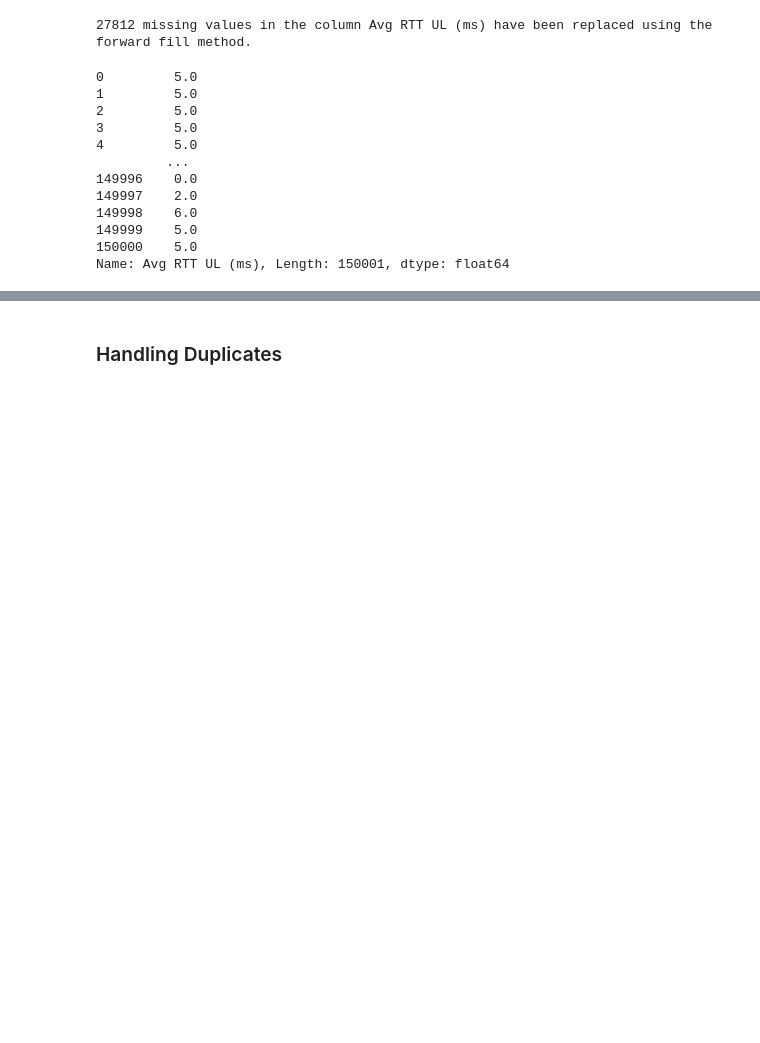
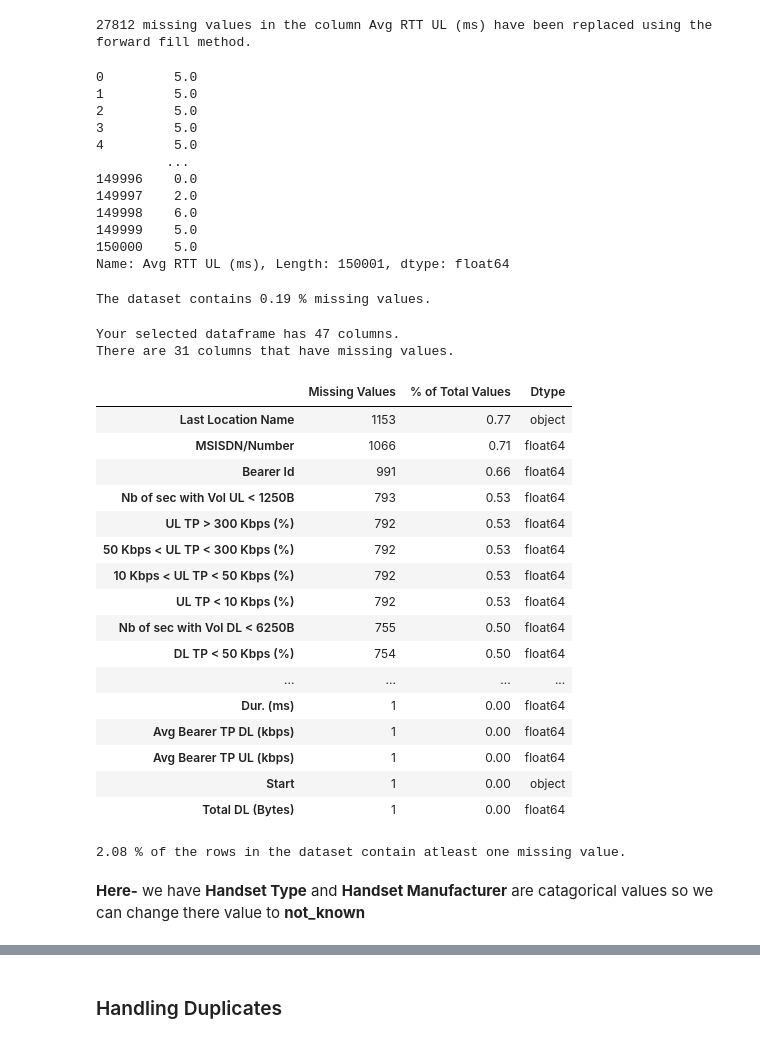
Before and after one commit to gezish/TellCo-UserDataAnalytics, a Jupyter notebook: notebooks/data_pre-processing.ipynb, the cells around one changed output, grey strips where cells are left out. Drawn from its saved outputs; the diff is of its cells as text; code cells hidden in the pictures; blank space fills up the shorter version.

Commit message:
missing value handeled

```diff
--- a/notebooks/data_pre-processing.ipynb
+++ b/notebooks/data_pre-processing.ipynb
@@ -295,3 +295,36 @@ fix_missing_ffill(my_df, 'Avg RTT UL (ms)')
 149999    5.0
 150000    5.0
 Name: Avg RTT UL (ms), Length: 150001, dtype: float64
+# %%
+#check the result
+percent_missing_values(my_df)
+# %% [output]
+The dataset contains 0.19 % missing values.
+# %%
+missing_values_table(my_df)
+# %% [output]
+Your selected dataframe has 47 columns.
+There are 31 columns that have missing values.
+|  | Missing Values | % of Total Values | Dtype |
+| Last Location Name | 1153 | 0.77 | object |
+| MSISDN/Number | 1066 | 0.71 | float64 |
+| Bearer Id | 991 | 0.66 | float64 |
+| Nb of sec with Vol UL < 1250B | 793 | 0.53 | float64 |
+| UL TP > 300 Kbps (%) | 792 | 0.53 | float64 |
+| 50 Kbps < UL TP < 300 Kbps (%) | 792 | 0.53 | float64 |
+| 10 Kbps < UL TP < 50 Kbps (%) | 792 | 0.53 | float64 |
+| UL TP < 10 Kbps (%) | 792 | 0.53 | float64 |
+| Nb of sec with Vol DL < 6250B | 755 | 0.50 | float64 |
+| DL TP < 50 Kbps (%) | 754 | 0.50 | float64 |
+| ... | ... | ... | ... |
+| Dur. (ms) | 1 | 0.00 | float64 |
+| Avg Bearer TP DL (kbps) | 1 | 0.00 | float64 |
+| Avg Bearer TP UL (kbps) | 1 | 0.00 | float64 |
+| Start | 1 | 0.00 | object |
+| Total DL (Bytes) | 1 | 0.00 | float64 |
+# %%
+percent_missing_rows(my_df)
+# %% [output]
+2.08 % of the rows in the dataset contain atleast one missing value.
+# %% [markdown]
+**Here-** we have **Handset Type** and **Handset Manufacturer** are catagorical values so we can change there value to **not_known**
```
Also changed, not shown: parts of 5 cells of this notebook.
